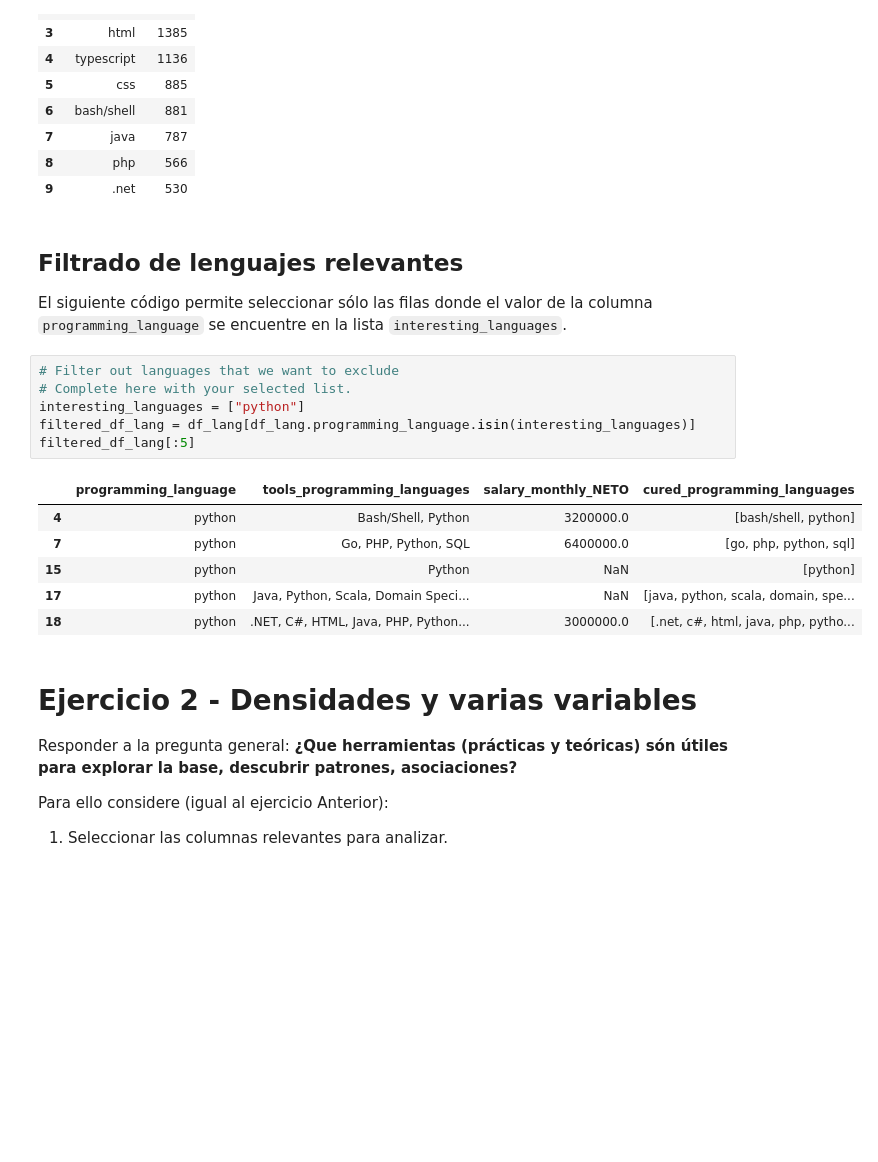
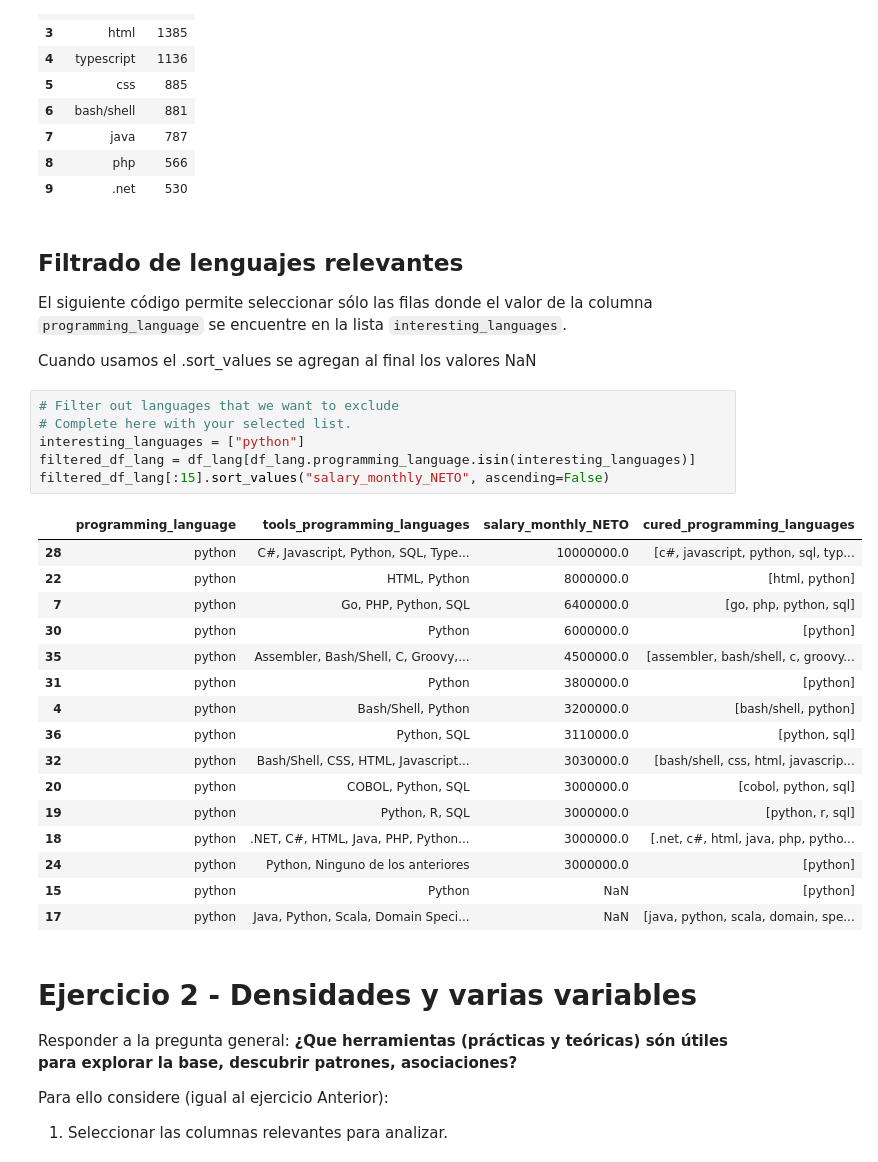
Before and after one commit to sgruyzcki/DiploDatos2026, a Jupyter notebook: Entregable - Parte 1 Sergio.ipynb, the cells around one changed output. Cells and saved outputs as stored; diff of their text form; blank space fills up the shorter version.

```diff
--- a/Entregable - Parte 1 Sergio.ipynb
+++ b/Entregable - Parte 1 Sergio.ipynb
@@ -178,19 +196,31 @@ language_count[:10]
 ## Filtrado de lenguajes relevantes
 
 El siguiente código permite seleccionar sólo las filas donde el valor de la columna `programming_language` se encuentre en la lista `interesting_languages`.
+
+Cuando usamos el .sort_values se agregan al final los valores NaN
 # %%
 # Filter out languages that we want to exclude
 # Complete here with your selected list.
 interesting_languages = ["python"]
 filtered_df_lang = df_lang[df_lang.programming_language.isin(interesting_languages)]
-filtered_df_lang[:5]
+filtered_df_lang[:15].sort_values("salary_monthly_NETO", ascending=False)
 # %% [output]
 |  | programming_language | tools_programming_languages | salary_monthly_NETO | cured_programming_languages |
+| 28 | python | C#, Javascript, Python, SQL, Type... | 10000000.0 | [c#, javascript, python, sql, typ... |
+| 22 | python | HTML, Python | 8000000.0 | [html, python] |
+| 7 | python | Go, PHP, Python, SQL | 6400000.0 | [go, php, python, sql] |
+| 30 | python | Python | 6000000.0 | [python] |
+| 35 | python | Assembler, Bash/Shell, C, Groovy,... | 4500000.0 | [assembler, bash/shell, c, groovy... |
+| 31 | python | Python | 3800000.0 | [python] |
 | 4 | python | Bash/Shell, Python | 3200000.0 | [bash/shell, python] |
-| 7 | python | Go, PHP, Python, SQL | 6400000.0 | [go, php, python, sql] |
+| 36 | python | Python, SQL | 3110000.0 | [python, sql] |
+| 32 | python | Bash/Shell, CSS, HTML, Javascript... | 3030000.0 | [bash/shell, css, html, javascrip... |
+| 20 | python | COBOL, Python, SQL | 3000000.0 | [cobol, python, sql] |
+| 19 | python | Python, R, SQL | 3000000.0 | [python, r, sql] |
+| 18 | python | .NET, C#, HTML, Java, PHP, Python... | 3000000.0 | [.net, c#, html, java, php, pytho... |
+| 24 | python | Python, Ninguno de los anteriores | 3000000.0 | [python] |
 | 15 | python | Python | NaN | [python] |
 | 17 | python | Java, Python, Scala, Domain Speci... | NaN | [java, python, scala, domain, spe... |
-| 18 | python | .NET, C#, HTML, Java, PHP, Python... | 3000000.0 | [.net, c#, html, java, php, pytho... |
 # %% [markdown]
 # Ejercicio 2 - Densidades y varias variables
 
```
Also changed, not shown: parts of 5 cells of this notebook.
